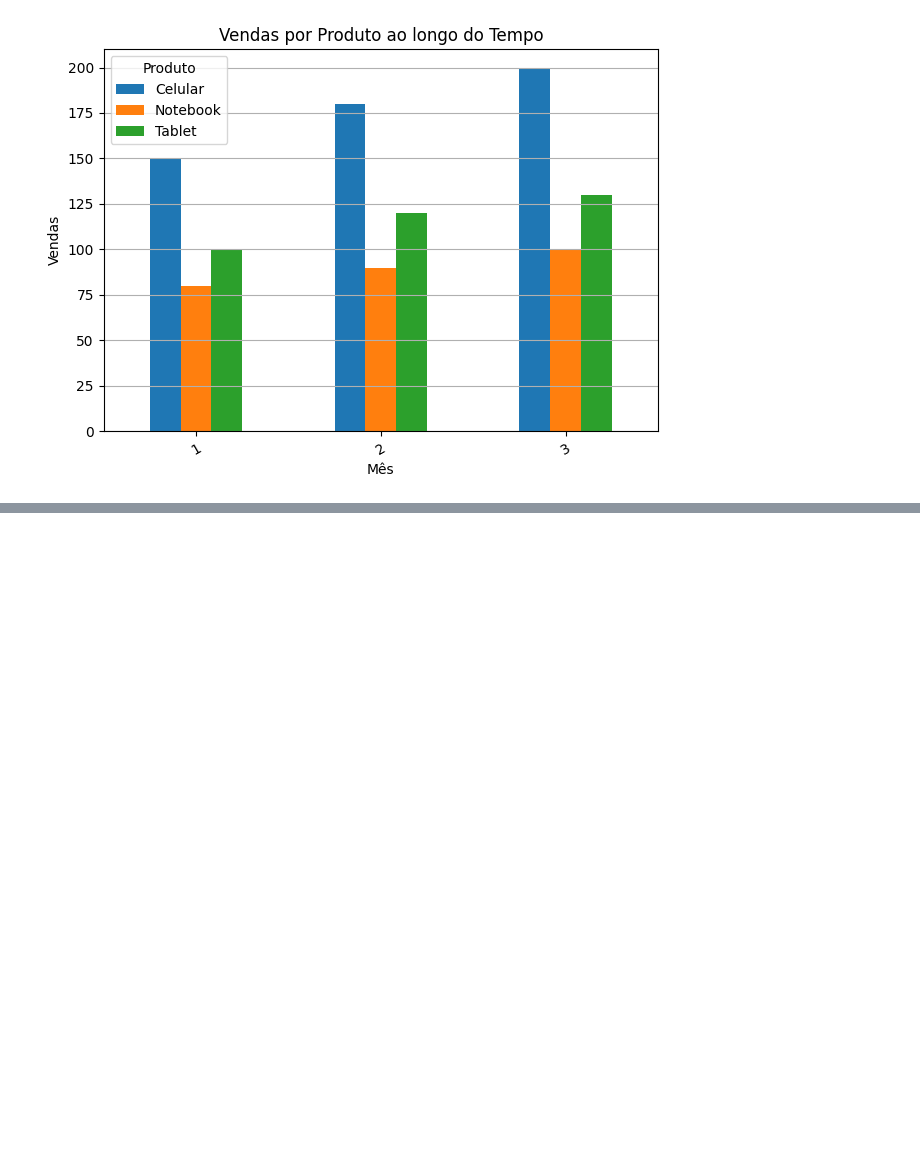
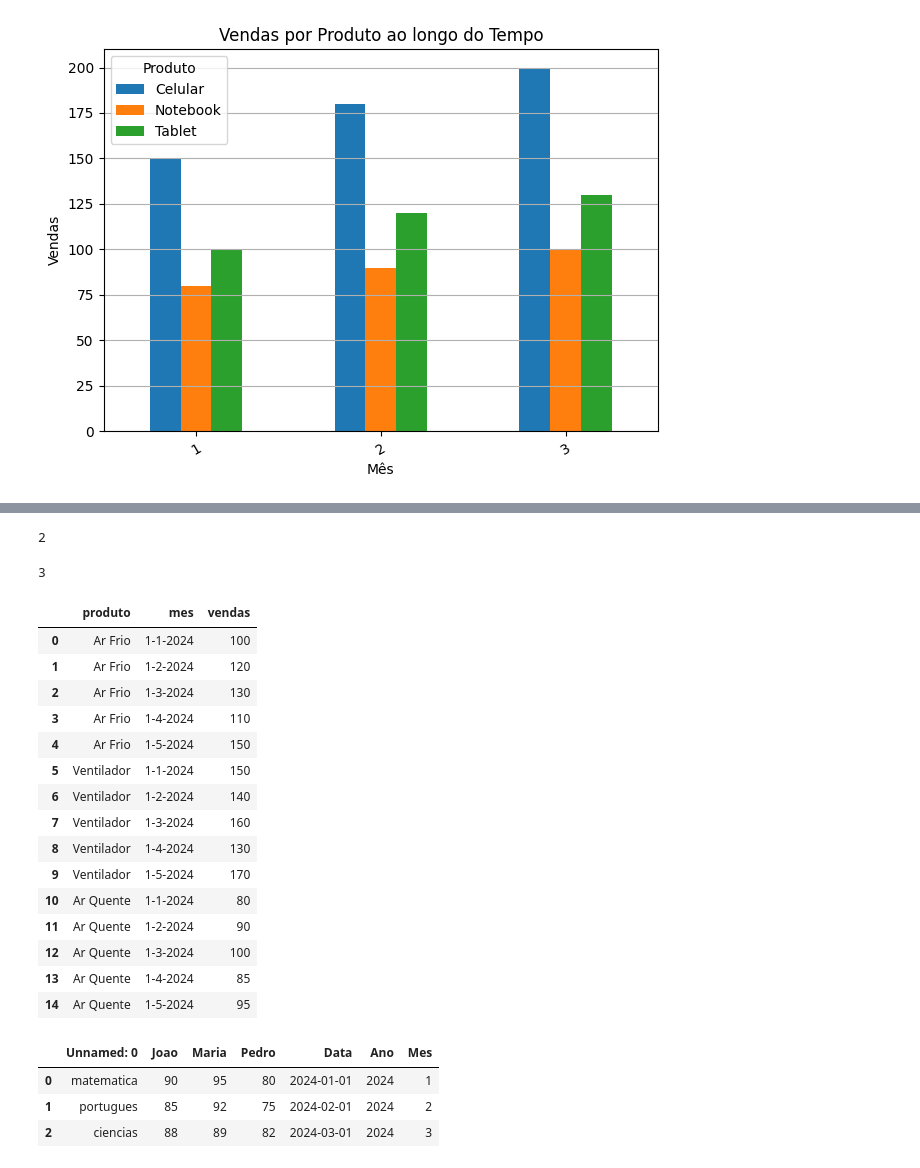
Before and after one commit to Gustavo-b017/Python_2-semestre, a Jupyter notebook: Aulas/aula 4/aula_4_4.3.24.ipynb, the cells around one changed output, grey strips where cells are left out. Saved outputs shown, nothing was run; the diff lists cells and outputs as text; code cells hidden in the pictures; blank space fills up the shorter version.

Commit message:
segunda parte aula 4

```diff
--- a/Aulas/aula 4/aula_4_4.3.24.ipynb
+++ b/Aulas/aula 4/aula_4_4.3.24.ipynb
@@ -384,0 +400,48 @@ plt.show()
+# %%
+# identificar os meses com maior e menor variacao percentual
+# idmax- trax o valor maior do index
+mes_maior = df.loc[df['variacao percentual'].idxmax()]['mes']
+mes_maior
+# %% [output]
+2
+# %%
+# idmin- trax o valor menor do index
+mes_menor = df.loc[df['variacao percentual'].idxmin()]['mes']
+mes_menor
+# %% [output]
+3
+# %%
+novos_dados = {
+
+    'produto': ['Ar Frio','Ar Frio','Ar Frio', 'Ar Frio', 'Ar Frio', 'Ventilador','Ventilador','Ventilador','Ventilador','Ventilador','Ar Quente', 'Ar Quente', 'Ar Quente','Ar Quente','Ar Quente'],
+    'mes': ['1-1-2024', '1-2-2024', '1-3-2024', '1-4-2024', '1-5-2024', '1-1-2024', '1-2-2024', '1-3-2024', '1-4-2024', '1-5-2024','1-1-2024', '1-2-2024', '1-3-2024', '1-4-2024', '1-5-2024',],
+    'vendas': [100,120,130,110,150,150,140,160,130,170,80,90,100,85,95]
+}
+
+df = pd.DataFrame(novos_dados)
+df
+# %% [output]
+|  | produto | mes | vendas |
+| 0 | Ar Frio | 1-1-2024 | 100 |
+| 1 | Ar Frio | 1-2-2024 | 120 |
+| 2 | Ar Frio | 1-3-2024 | 130 |
+| 3 | Ar Frio | 1-4-2024 | 110 |
+| 4 | Ar Frio | 1-5-2024 | 150 |
+| 5 | Ventilador | 1-1-2024 | 150 |
+| 6 | Ventilador | 1-2-2024 | 140 |
+| 7 | Ventilador | 1-3-2024 | 160 |
+| 8 | Ventilador | 1-4-2024 | 130 |
+| 9 | Ventilador | 1-5-2024 | 170 |
+| 10 | Ar Quente | 1-1-2024 | 80 |
+| 11 | Ar Quente | 1-2-2024 | 90 |
+| 12 | Ar Quente | 1-3-2024 | 100 |
+| 13 | Ar Quente | 1-4-2024 | 85 |
+| 14 | Ar Quente | 1-5-2024 | 95 |
+# %%
+exel = pd.read_csv(r'C:\Users\logonrmlocal\Desktop\Python_2-semestre\Aulas\aula 4\notas e datas 2.csv')
+exel
+# %% [output]
+|  | Unnamed: 0 | Joao | Maria | Pedro | Data | Ano | Mes |
+| 0 | matematica | 90 | 95 | 80 | 2024-01-01 | 2024 | 1 |
+| 1 | portugues | 85 | 92 | 75 | 2024-02-01 | 2024 | 2 |
+| 2 | ciencias | 88 | 89 | 82 | 2024-03-01 | 2024 | 3 |
```
Also changed, not shown: parts of 1 cell of this notebook.
